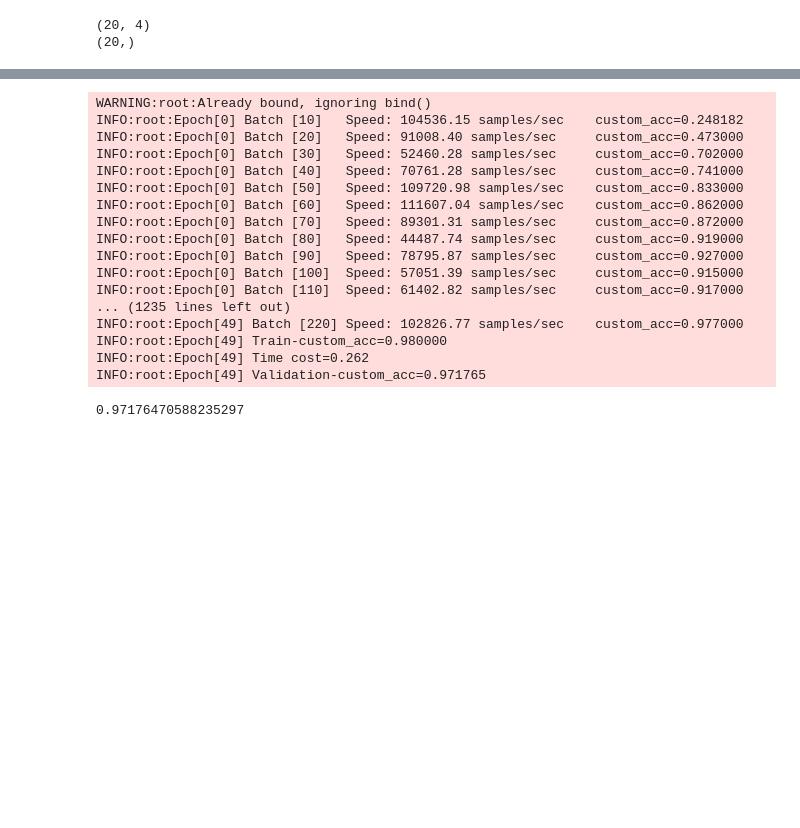
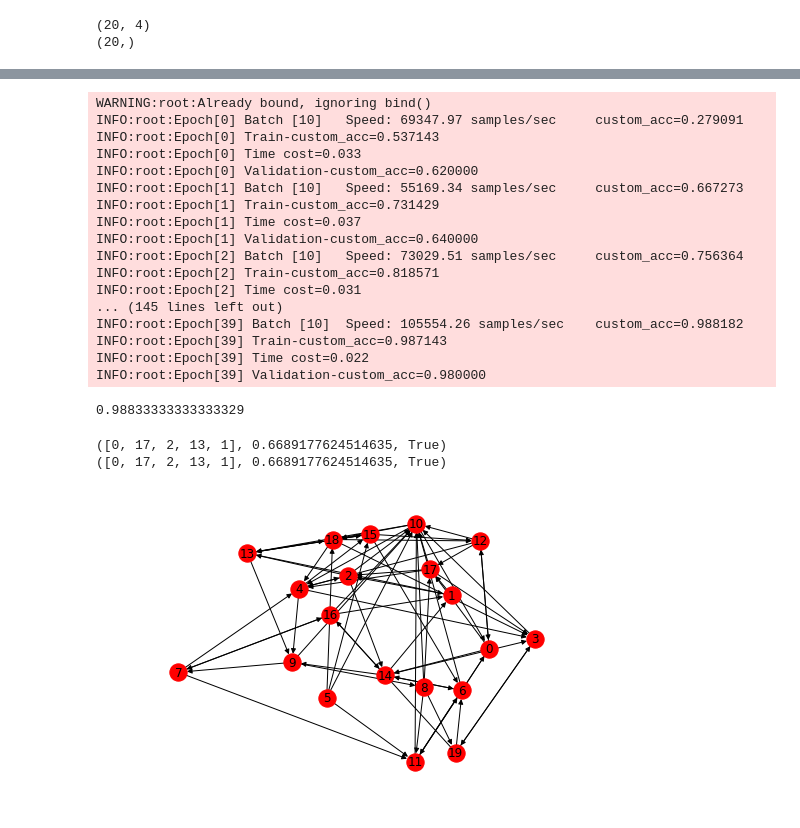
Before and after one commit to zhoutianyu16tue/PathFinder, a Jupyter notebook: pf_first_attempt.ipynb, the cells around one changed output, grey strips where cells are left out. Saved outputs shown, nothing was run; the diff lists cells and outputs as text; code cells hidden in the pictures; blank space fills up the shorter version.

Commit message:
greedy path finder works

```diff
--- a/pf_first_attempt.ipynb
+++ b/pf_first_attempt.ipynb
@@ -203,27 +206,27 @@ model.fit(train_iter,  # train data
 #               optimizer_params={'learning_rate':0.01, 'momentum': 0.9},
               eval_metric=custom_metric,  # report accuracy during training
               batch_end_callback = mx.callback.Speedometer(batch_size, 10), # output progress for each 100 data batches
-              num_epoch=50)  # train for at most 10 dataset passes
+              num_epoch=40)  # train for at most 10 dataset passes
 # %% [output]
 WARNING:root:Already bound, ignoring bind()
-INFO:root:Epoch[0] Batch [10]   Speed: 104536.15 samples/sec    custom_acc=0.248182
-INFO:root:Epoch[0] Batch [20]   Speed: 91008.40 samples/sec     custom_acc=0.473000
-INFO:root:Epoch[0] Batch [30]   Speed: 52460.28 samples/sec     custom_acc=0.702000
-INFO:root:Epoch[0] Batch [40]   Speed: 70761.28 samples/sec     custom_acc=0.741000
-INFO:root:Epoch[0] Batch [50]   Speed: 109720.98 samples/sec    custom_acc=0.833000
-INFO:root:Epoch[0] Batch [60]   Speed: 111607.04 samples/sec    custom_acc=0.862000
-INFO:root:Epoch[0] Batch [70]   Speed: 89301.31 samples/sec     custom_acc=0.872000
-INFO:root:Epoch[0] Batch [80]   Speed: 44487.74 samples/sec     custom_acc=0.919000
-INFO:root:Epoch[0] Batch [90]   Speed: 78795.87 samples/sec     custom_acc=0.927000
-INFO:root:Epoch[0] Batch [100]  Speed: 57051.39 samples/sec     custom_acc=0.915000
-INFO:root:Epoch[0] Batch [110]  Speed: 61402.82 samples/sec     custom_acc=0.917000
-... (1235 lines left out)
-INFO:root:Epoch[49] Batch [220] Speed: 102826.77 samples/sec    custom_acc=0.977000
-INFO:root:Epoch[49] Train-custom_acc=0.980000
-INFO:root:Epoch[49] Time cost=0.262
-INFO:root:Epoch[49] Validation-custom_acc=0.971765
+INFO:root:Epoch[0] Batch [10]   Speed: 69347.97 samples/sec     custom_acc=0.279091
+INFO:root:Epoch[0] Train-custom_acc=0.537143
+INFO:root:Epoch[0] Time cost=0.033
+INFO:root:Epoch[0] Validation-custom_acc=0.620000
+INFO:root:Epoch[1] Batch [10]   Speed: 55169.34 samples/sec     custom_acc=0.667273
+INFO:root:Epoch[1] Train-custom_acc=0.731429
+INFO:root:Epoch[1] Time cost=0.037
+INFO:root:Epoch[1] Validation-custom_acc=0.640000
+INFO:root:Epoch[2] Batch [10]   Speed: 73029.51 samples/sec     custom_acc=0.756364
+INFO:root:Epoch[2] Train-custom_acc=0.818571
+INFO:root:Epoch[2] Time cost=0.031
+... (145 lines left out)
+INFO:root:Epoch[39] Batch [10]  Speed: 105554.26 samples/sec    custom_acc=0.988182
+INFO:root:Epoch[39] Train-custom_acc=0.987143
+INFO:root:Epoch[39] Time cost=0.022
+INFO:root:Epoch[39] Validation-custom_acc=0.980000
 # %%
-pred = np.argmax(model.predict(val_iter).asnumpy(), axis=1)
-accuracy_score(np.argmax(y_test, axis=1)[:], pred[:])
+pred = np.argmax(model.predict(mx.io.NDArrayIter(X_train, y_train, batch_size=len(y_train))).asnumpy(), axis=1)
+accuracy_score(np.argmax(y_train, axis=1), pred)
 # %% [output]
-0.97176470588235297
+0.98833333333333329
@@ -229,0 +269,13 @@ accuracy_score(np.argmax(y_test, axis=1)[:], pred[:])
+# %%
+src, dst = 0, 1
+
+print greedy_path_finder(G, src, dst)
+print greedy_path_finder(G, src, dst, use_nn=True, model=model)
+# %% [output]
+([0, 17, 2, 13, 1], 0.6689177624514635, True)
+([0, 17, 2, 13, 1], 0.6689177624514635, True)
+# %%
+nx.draw(G, with_labels=True)
+plt.show()
+# %% [output]
+[figure, added]
```
Also changed, not shown: parts of 11 cells of this notebook.
